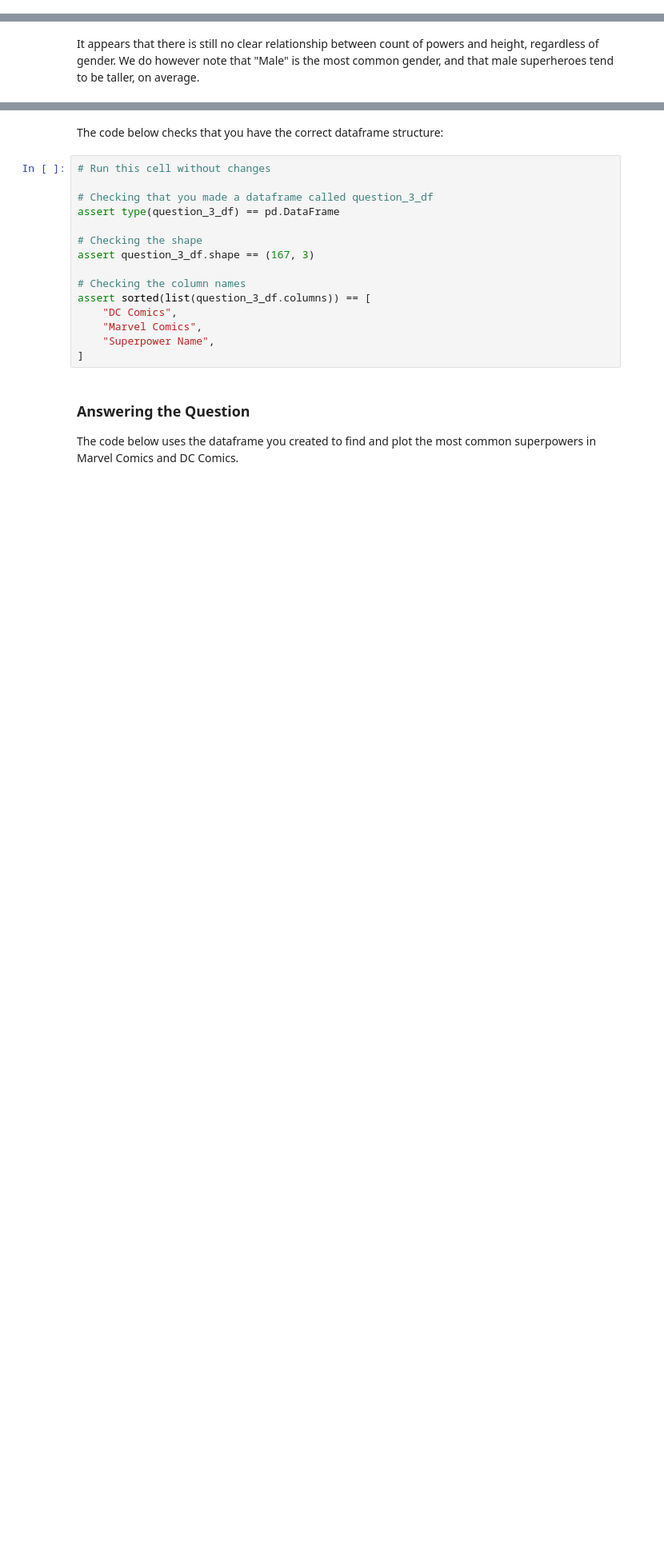
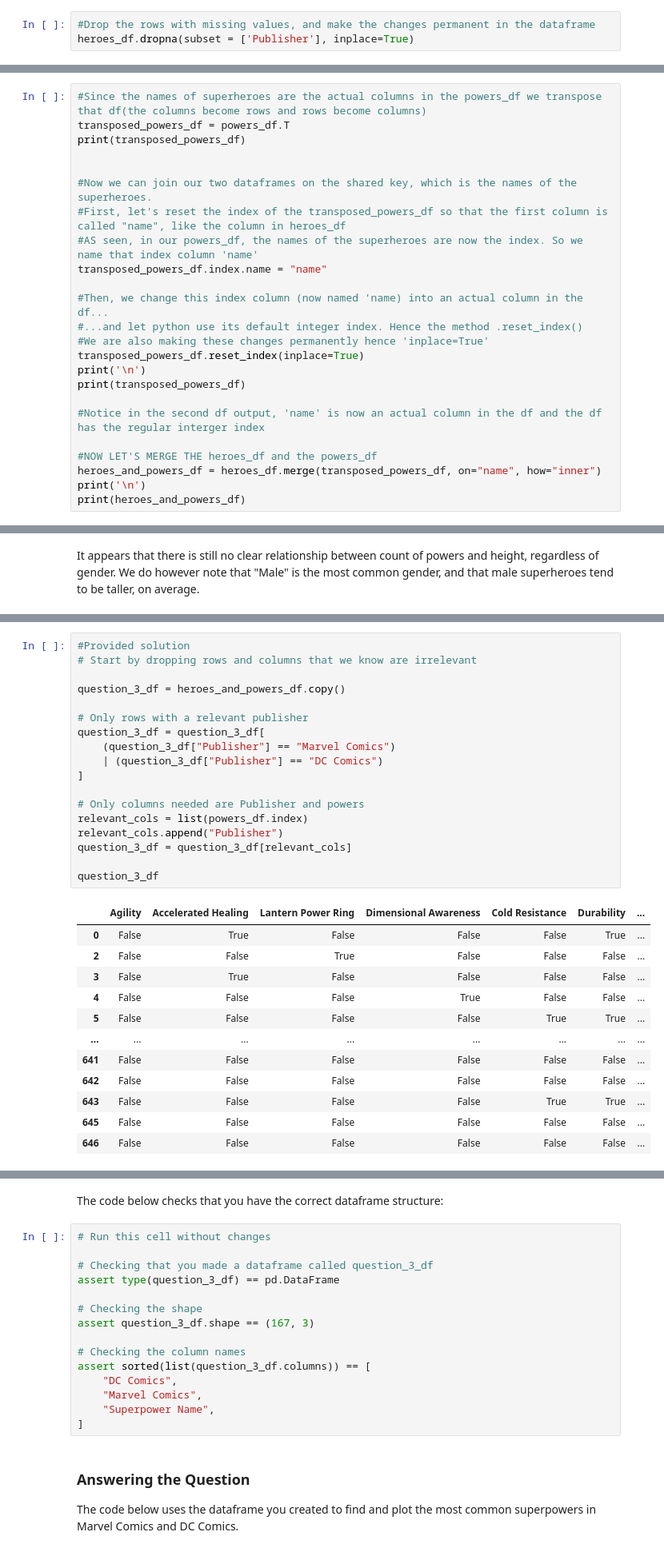
Before and after one commit to Calmar-lab/dsc-pandas-data-cleaning-lab, a Jupyter notebook: Pandas_Data_Cleaning-Cumulative_Lab.ipynb, the cells around one changed output, grey strips where cells are left out. Shown at 80% size. Cells and saved outputs as stored; diff of their text form; blank space fills up the shorter version.

```diff
--- a/Pandas_Data_Cleaning-Cumulative_Lab.ipynb
+++ b/Pandas_Data_Cleaning-Cumulative_Lab.ipynb
@@ -225,3 +341,6 @@ Now, implement the strategy to drop rows with missing values using code. (You ca
+# %%
+#Drop the rows with missing values, and make the changes permanent in the dataframe
+heroes_df.dropna(subset = ['Publisher'], inplace=True)
 # %% [markdown]
 Now there should be no missing values in the publisher column:
 # %%
@@ -312,0 +508,24 @@ In the cell below, create a new dataframe called `heroes_and_powers_df` that con
+# %%
+#Since the names of superheroes are the actual columns in the powers_df we transpose that df(the columns become rows and rows become columns)
+transposed_powers_df = powers_df.T
+print(transposed_powers_df)
+
+
+#Now we can join our two dataframes on the shared key, which is the names of the superheroes.
+#First, let's reset the index of the transposed_powers_df so that the first column is called "name", like the column in heroes_df
+#AS seen, in our powers_df, the names of the superheroes are now the index. So we name that index column 'name'
+transposed_powers_df.index.name = "name"
+
+#Then, we change this index column (now named 'name) into an actual column in the df...
+#...and let python use its default integer index. Hence the method .reset_index()
+#We are also making these changes permanently hence 'inplace=True'
+transposed_powers_df.reset_index(inplace=True)
+print('\n')
+print(transposed_powers_df)
+
+#Notice in the second df output, 'name' is now an actual column in the df and the df has the regular interger index
+
+#NOW LET'S MERGE THE heroes_df and the powers_df
+heroes_and_powers_df = heroes_df.merge(transposed_powers_df, on="name", how="inner")
+print('\n')
+print(heroes_and_powers_df)
@@ -462,0 +740,31 @@ Don't worry if the rows or columns are in a different order, all that matters is
+# %%
+#Provided solution
+# Start by dropping rows and columns that we know are irrelevant
+
+question_3_df = heroes_and_powers_df.copy()
+
+# Only rows with a relevant publisher
+question_3_df = question_3_df[
+    (question_3_df["Publisher"] == "Marvel Comics")
+    | (question_3_df["Publisher"] == "DC Comics")
+]
+
+# Only columns needed are Publisher and powers
+relevant_cols = list(powers_df.index)
+relevant_cols.append("Publisher")
+question_3_df = question_3_df[relevant_cols]
+
+question_3_df
+# %% [output]
+|  | Agility | Accelerated Healing | Lantern Power Ring | Dimensional Awareness | Cold Resistance | Durability | ... |
+| 0 | False | True | False | False | False | True | ... |
+| 2 | False | False | True | False | False | False | ... |
+| 3 | False | True | False | False | False | False | ... |
+| 4 | False | False | False | True | False | False | ... |
+| 5 | False | False | False | False | True | True | ... |
+| ... | ... | ... | ... | ... | ... | ... | ... |
+| 641 | False | False | False | False | False | False | ... |
+| 642 | False | False | False | False | False | False | ... |
+| 643 | False | False | False | False | True | True | ... |
+| 645 | False | False | False | False | False | False | ... |
+| 646 | False | False | False | False | False | False | ... |
```
Also changed, not shown: parts of 47 cells of this notebook.
